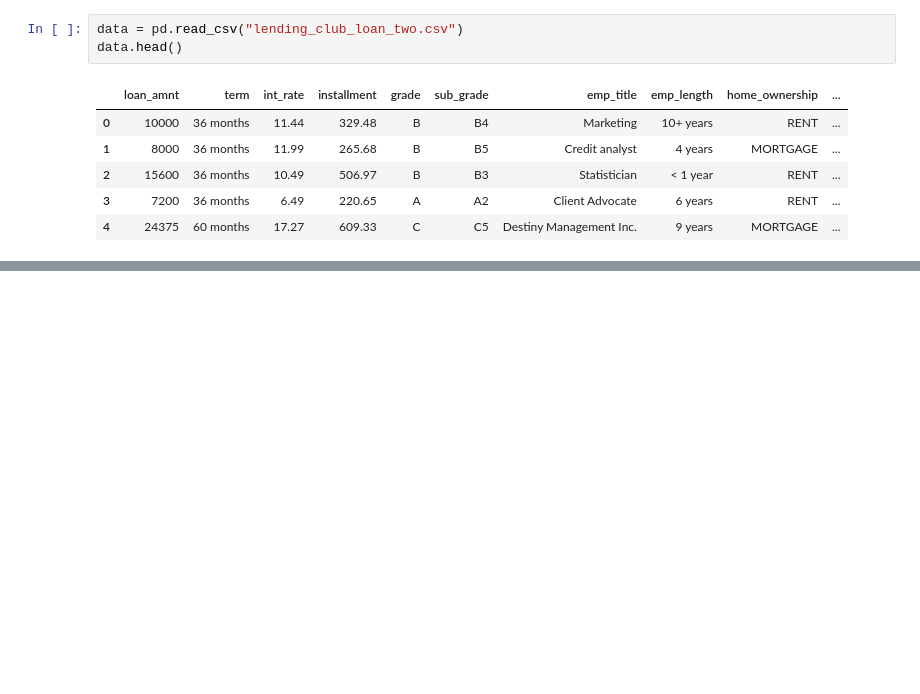
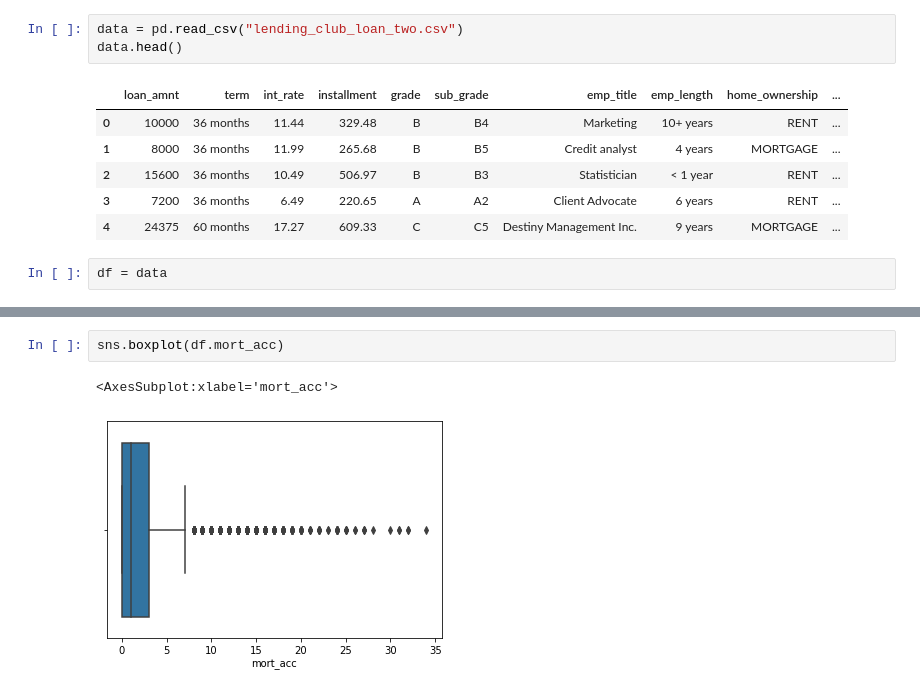
Before and after one commit to tim-keriazes/individ-proj-lending-club-loan-default-prediction, a Jupyter notebook: lending_tree_loan_default_project.ipynb, the cells around one changed output, grey strips where cells are left out. Cells and saved outputs as stored; diff of their text form; blank space fills up the shorter version.

```diff
--- a/lending_tree_loan_default_project.ipynb
+++ b/lending_tree_loan_default_project.ipynb
@@ -37,3 +40,5 @@ data.head()
 | 2 | 15600 | 36 months | 10.49 | 506.97 | B | B3 | Statistician | < 1 year | RENT | ... |
 | 3 | 7200 | 36 months | 6.49 | 220.65 | A | A2 | Client Advocate | 6 years | RENT | ... |
 | 4 | 24375 | 60 months | 17.27 | 609.33 | C | C5 | Destiny Management Inc. | 9 years | MORTGAGE | ... |
+# %%
+df = data
@@ -39,0 +262,5 @@ data.head()
+# %%
+sns.boxplot(df.mort_acc)
+# %% [output]
+<AxesSubplot:xlabel='mort_acc'>
+[figure, added]
```
Also changed, not shown: parts of 29 cells of this notebook.
